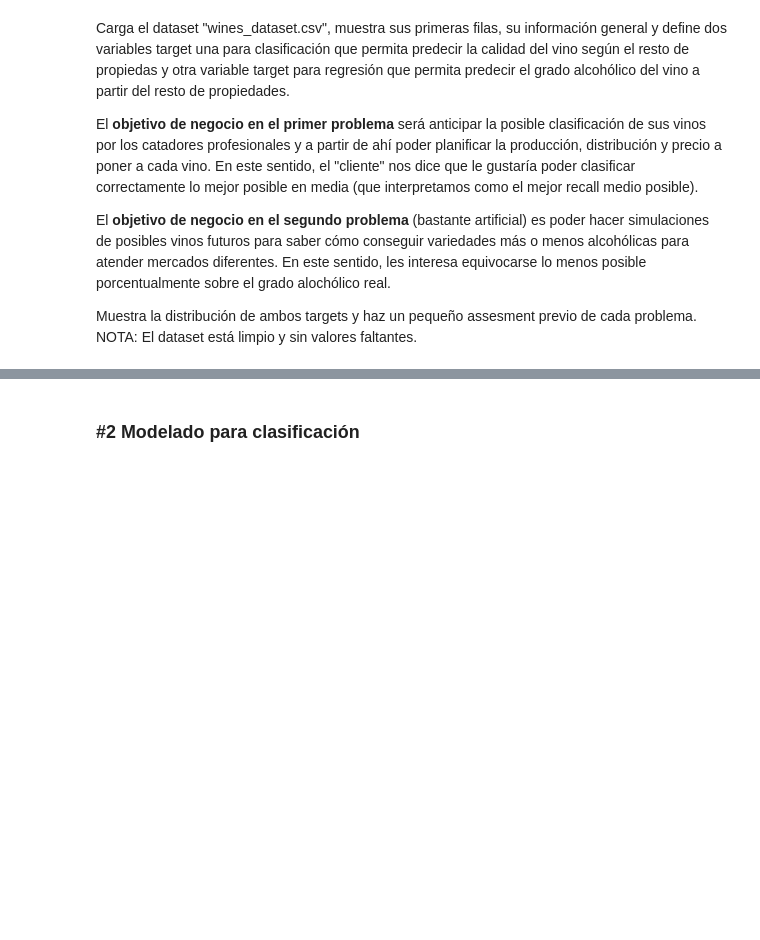
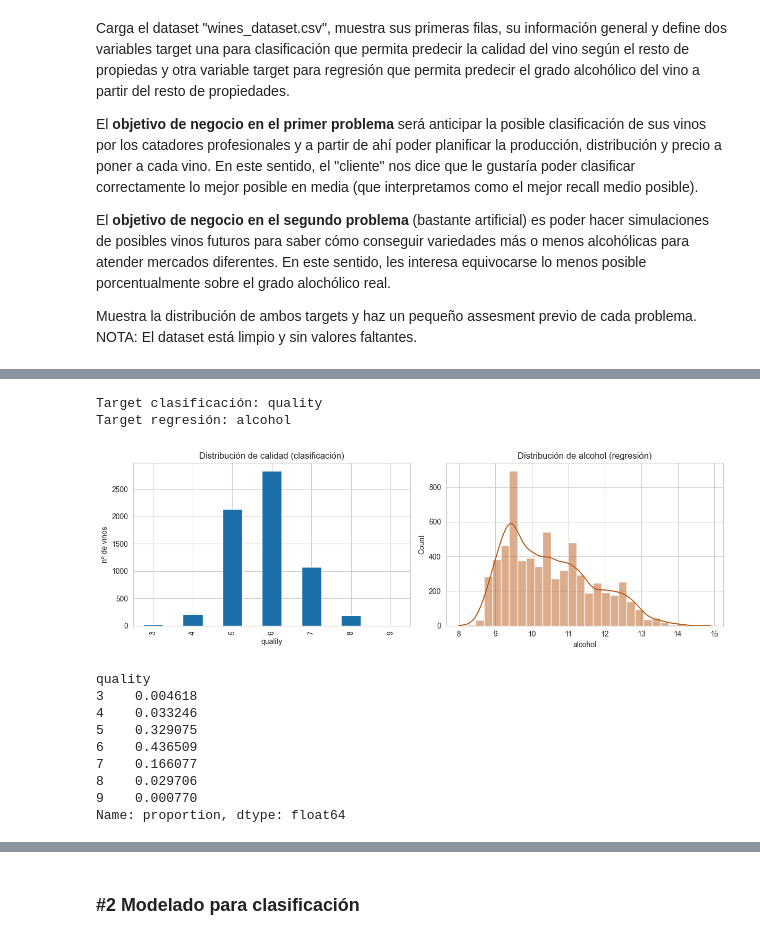
Before and after one commit to dgordiales/DS-Online-Dani-Garcia-Ordiales, a Jupyter notebook: 04_Machine_Learning/Sprint_12/Unidad_02_ML_Supervisado_Repaso/03_Practica_Obligatoria/18_Practica_Obligatoria_Repaso_Supervisado.ipynb, the cells around one changed output, grey strips where cells are left out. Cells and saved outputs as stored; diff of their text form; code cells hidden in the pictures; blank space fills up the shorter version.

```diff
--- a/04_Machine_Learning/Sprint_12/Unidad_02_ML_Supervisado_Repaso/03_Practica_Obligatoria/18_Practica_Obligatoria_Repaso_Supervisado.ipynb
+++ b/04_Machine_Learning/Sprint_12/Unidad_02_ML_Supervisado_Repaso/03_Practica_Obligatoria/18_Practica_Obligatoria_Repaso_Supervisado.ipynb
@@ -40,0 +135,41 @@ Muestra la distribución de ambos targets y haz un pequeño assesment previo de
+# %%
+# Codificamos 'class' (blanco/tinto) como variable numérica, la usaremos como feature en ambos problemas
+df['class_encoded'] = df['class'].map({'white': 0, 'red': 1})
+
+# Target de CLASIFICACIÓN: calidad del vino
+target_clf = 'quality'
+
+# Target de REGRESIÓN: grado alcohólico
+target_reg = 'alcohol'
+
+print('Target clasificación:', target_clf)
+print('Target regresión:', target_reg)
+# %% [output]
+Target clasificación: quality
+Target regresión: alcohol
+# %%
+fig, axes = plt.subplots(1, 2, figsize=(12,4))
+
+df['quality'].value_counts().sort_index().plot(kind='bar', ax=axes[0], color='#1a6fa8')
+axes[0].set_title('Distribución de calidad (clasificación)')
+axes[0].set_xlabel('quality')
+axes[0].set_ylabel('nº de vinos')
+
+sns.histplot(df['alcohol'], bins=30, ax=axes[1], color='#b85c1a', kde=True)
+axes[1].set_title('Distribución de alcohol (regresión)')
+
+plt.tight_layout()
+plt.show()
+
+df['quality'].value_counts(normalize=True).sort_index()
+# %% [output]
+[figure, added]
+quality
+3    0.004618
+4    0.033246
+5    0.329075
+6    0.436509
+7    0.166077
+8    0.029706
+9    0.000770
+Name: proportion, dtype: float64
```
Also changed, not shown: parts of 20 cells of this notebook.
